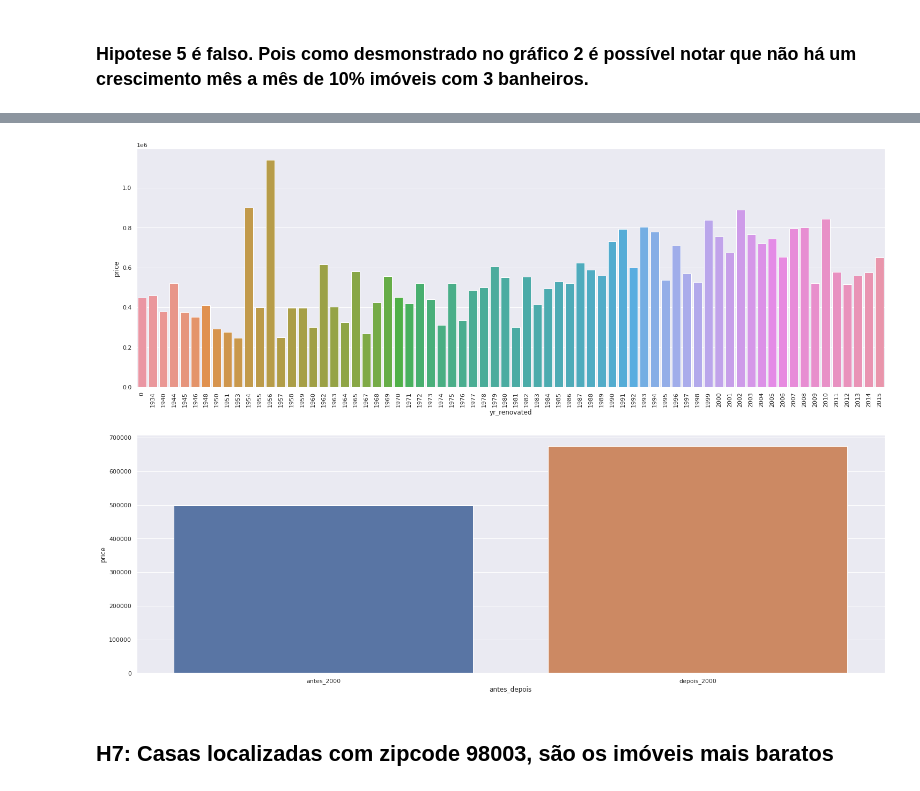
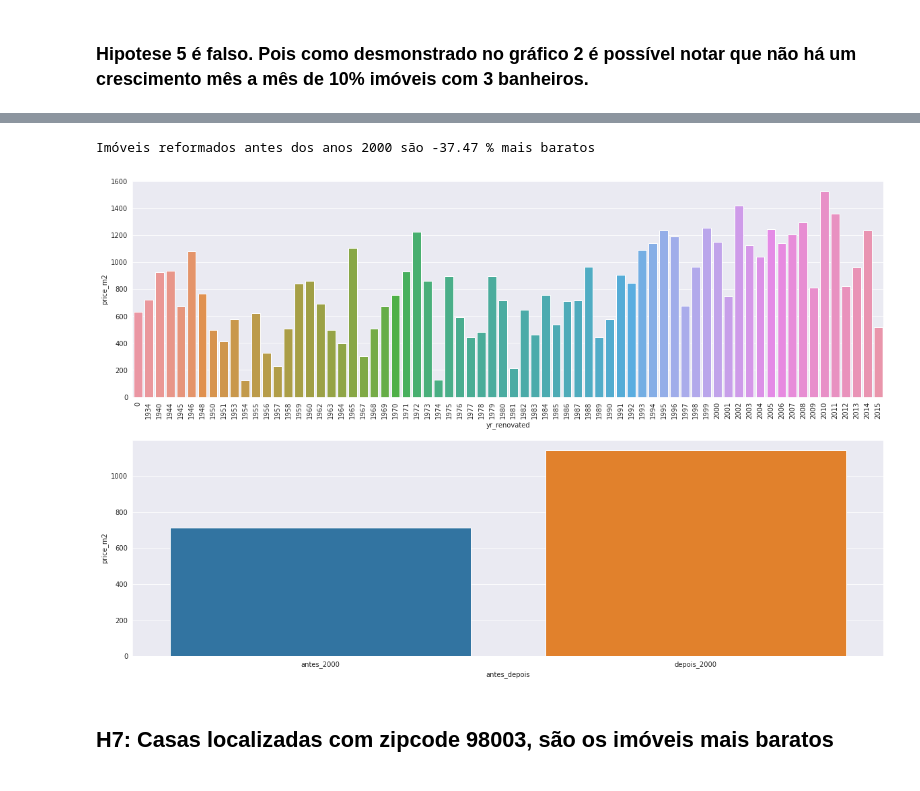
Before and after one commit to guiaraujofreitas/python_do_zero, a Jupyter notebook: Projetos_de_Insights_HouseRocket.ipynb, the cells around one changed output, grey strips where cells are left out. Saved outputs shown, nothing was run; the diff lists cells and outputs as text; code cells hidden in the pictures.

```diff
--- a/Projetos_de_Insights_HouseRocket.ipynb
+++ b/Projetos_de_Insights_HouseRocket.ipynb
@@ -448,28 +467,39 @@ sns.barplot( x= 'month', y = 'pct',hue ='color',palette = color2, data= df_aux1)
 # %%
-# selecionar a coluna das reformas (yr_reformed) e preço(price)
-# agrupar e fazer a mediana do valor de todas as casas
-# fazer um filtro dos anos anos (usando lambda / antes de 2000 e depois de 2000)
-# achar um gráfico de comparação entre os períodos
+# filtrando a agrupando os imóveis por imóveis renovado e seus respectivos preços
+df_filtro = df[['yr_renovated','price_m2']].groupby('yr_renovated').median().reset_index()
 
-fig = plt.figure(figsize=(25,18))
+# criando uma nova coluna de antes e depois do ano 2000
+df_filtro['antes_depois'] = df_filtro['yr_renovated'].apply(lambda x: 'antes_2000' if x<= 2000 else 'depois_2000')
+
+# agrupando os dados por período e preço po M2
+aux_reforma= df_filtro[['antes_depois','price_m2']].groupby('antes_depois').median().reset_index()
+
+# coletando o valor do preço antes do ano 2000
+price_before = aux_reforma['price_m2'].loc[0]
+
+# coletando o valor do preço depois do ano 2000
+price_after = aux_reforma['price_m2'].loc[1]
+
+# calculando a diferença %
+porcentagem = diferenca(vf=price_before,vi=price_after)
 
 
-df_filtro = df[['yr_renovated','price']].groupby('yr_renovated').median().reset_index()
+print('Imóveis reformados antes dos anos 2000 são {} % mais baratos'.format(porcentagem))
+#====================================================================#
 
-
-df_filtro['antes_depois'] = df_filtro['yr_renovated'].apply(lambda x: 'antes_2000' if x<= 2000 else 'depois_2000')
-
-aux_reforma= df_filtro[['antes_depois','price']].groupby('antes_depois').median().reset_index()
+# plotando os gráficos
+fig = plt.figure(figsize=(20,13))
 
 plt.subplot(2,1,1)
 
-sns.barplot(x = 'yr_renovated', y= 'price', data = df_filtro);
+sns.barplot(x = 'yr_renovated', y= 'price_m2', data = df_filtro);
 plt.xticks(rotation =90);
 
 plt.subplot(2,1,2)
-sns.barplot( x = 'antes_depois', y= 'price', data = aux_reforma);
+sns.barplot( x = 'antes_depois', y= 'price_m2', data = aux_reforma);
 # %% [output]
+Imóveis reformados antes dos anos 2000 são -37.47 % mais baratos
-[figure, old version]
+[figure, new version]
 # %% [markdown]
 ## H7: Casas localizadas com zipcode 98003, são os imóveis mais baratos
 # %% [markdown]
```
Also changed, not shown: parts of 4 cells of this notebook.
